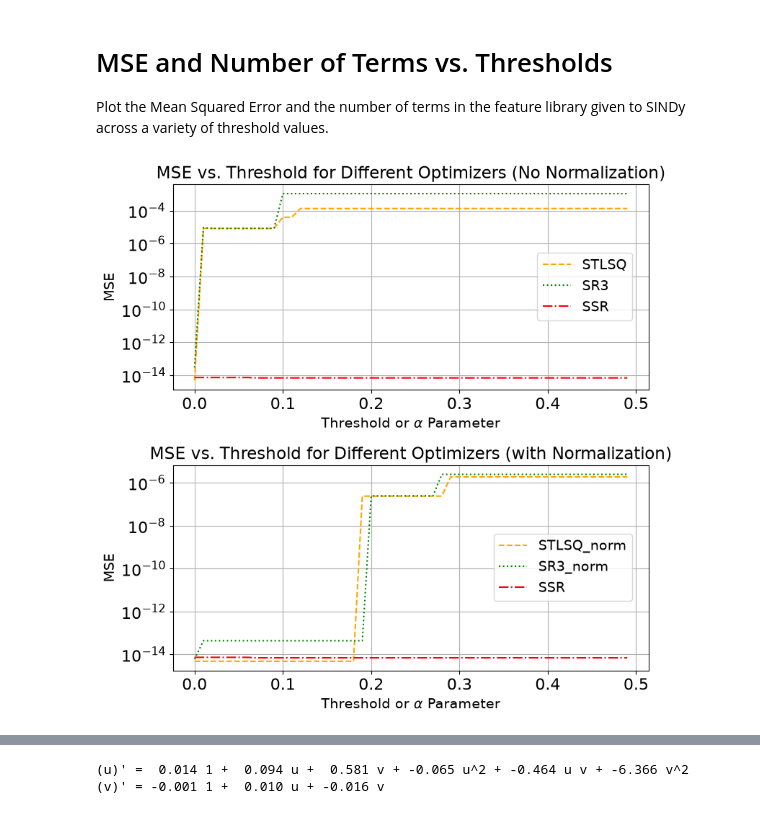
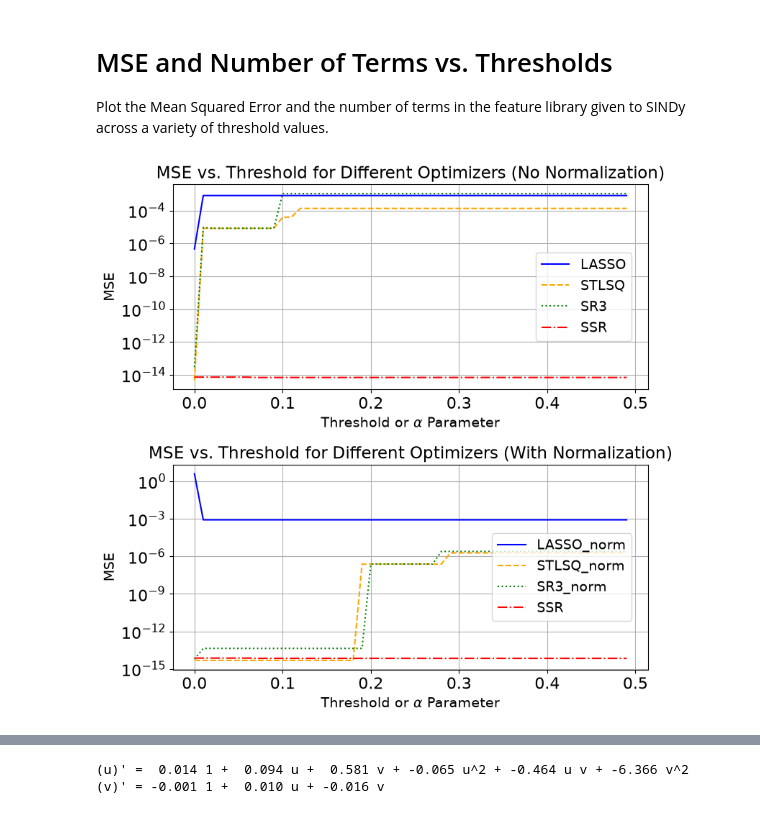
Before and after one commit to cswelch/SINDy-for-Cardiac-Electrophysiology, a Jupyter notebook: SINDy_FHN.ipynb, the cells around one changed output, grey strips where cells are left out. Drawn from its saved outputs; the diff is of its cells as text; code cells hidden in the pictures.

Commit message:
Added model complexity vs. threshold comparison plots.  Also added LASSO optimizer comparisons back for both MSE and complexity comparisons across optimizers.

```diff
--- a/SINDy_FHN.ipynb
+++ b/SINDy_FHN.ipynb
@@ -235,36 +250,35 @@ for thresh in thresholds:
 # %%
-# Create two subplots: (left) MSE without normalization, (right) MSE with normalization.
+# Create two subplots: (top) MSE without normalization, (bottom) MSE with normalization.
 fig, ax = plt.subplots(2, 1, figsize=(8, 8))
-# Increase font size for readability
 plt.rcParams.update({'font.size': 14})
-# Set axis label font size independently
 for a in ax:
     a.tick_params(axis='both', which='major', labelsize=16)
     a.tick_params(axis='both', which='minor', labelsize=14)
 
 # Plot the MSE errors (without normalization).
-# ax[0].plot(thresholds, mse_LASSO, linestyle='-', color='blue', label='LASSO')
+ax[0].plot(thresholds, mse_LASSO, linestyle='-', color='blue', label='LASSO')
 ax[0].plot(thresholds, mse_STLSQ, linestyle='--', color='orange', label='STLSQ')
 ax[0].plot(thresholds, mse_SR3, linestyle=':', color='green', label='SR3')
 ax[0].plot(thresholds, mse_SSR, linestyle='-.', color='red', label='SSR')
 ax[0].set_title('MSE vs. Threshold for Different Optimizers (No Normalization)')
 ax[0].set_xlabel(r'Threshold or $\alpha$ Parameter')
 ax[0].set_ylabel('MSE')
 ax[0].set_yscale('log')
 ax[0].grid()
 ax[0].legend(loc='upper right', bbox_to_anchor=(0.98, 0.7))
 
 # Plot the MSE errors (with normalization).
+ax[1].plot(thresholds, mse_LASSO_norm, linestyle='-', color='blue', label='LASSO_norm')
 ax[1].plot(thresholds, mse_STLSQ_norm, linestyle='--', color='orange', label='STLSQ_norm')
 ax[1].plot(thresholds, mse_SR3_norm, linestyle=':', color='green', label='SR3_norm')
 ax[1].plot(thresholds, mse_SSR, linestyle='-.', color='red', label='SSR')
-ax[1].set_title('MSE vs. Threshold for Different Optimizers (with Normalization)')
+ax[1].set_title('MSE vs. Threshold for Different Optimizers (With Normalization)')
 ax[1].set_xlabel(r'Threshold or $\alpha$ Parameter')
 ax[1].set_ylabel('MSE')
 ax[1].set_yscale('log')
 ax[1].grid()
 ax[1].legend(loc='upper right', bbox_to_anchor=(0.98, 0.7))
 
 fig.tight_layout()
 # %% [output]
-[figure, old version]
+[figure, new version]
```
Also changed, not shown: parts of 3 cells of this notebook, 1 other file.
